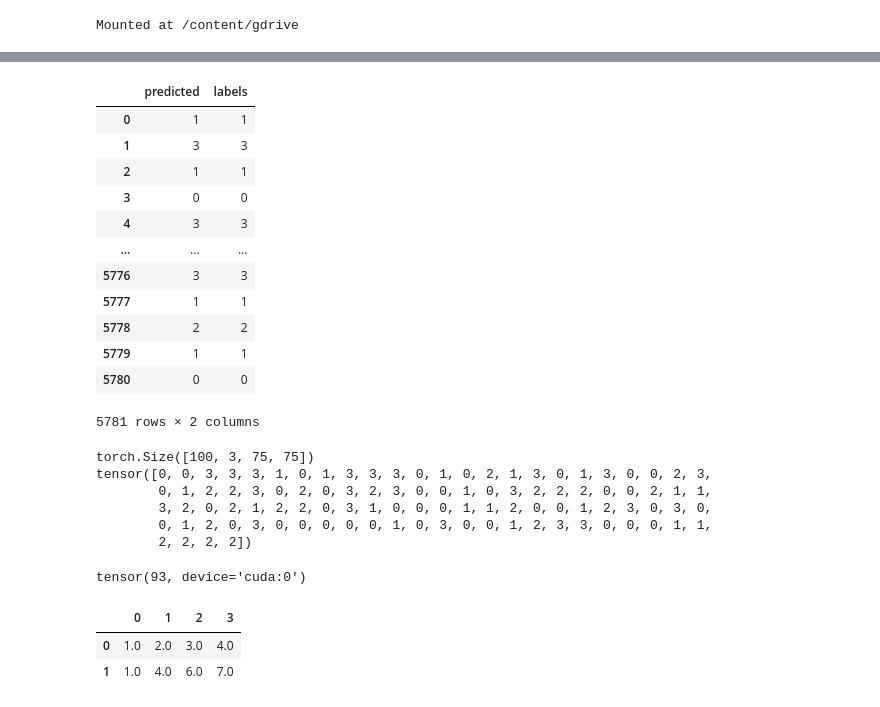
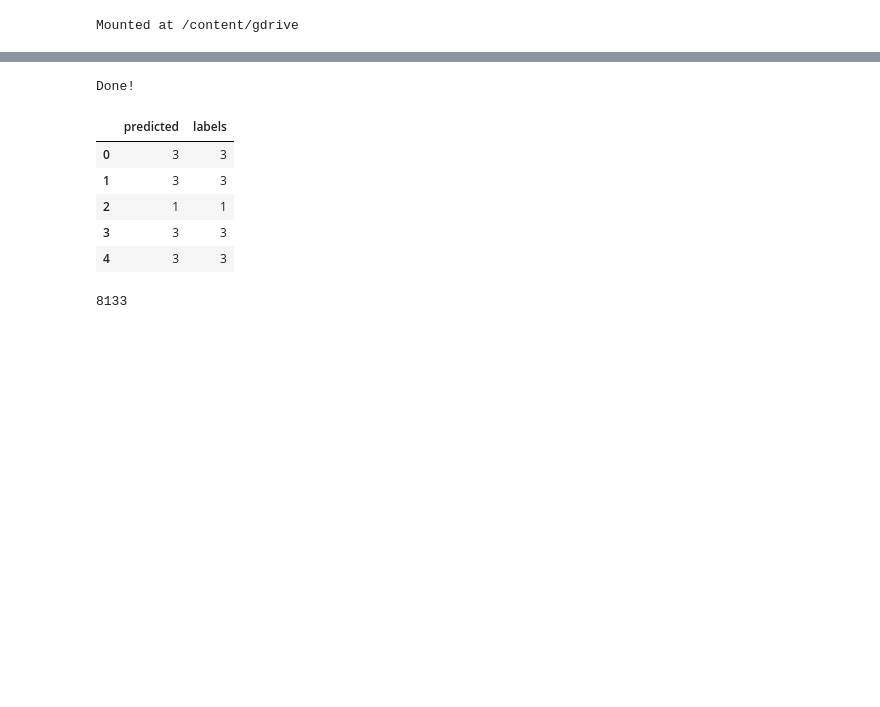
Before and after one commit to Oreolorun/Image-Recognition, a Jupyter notebook: CarTypeImageRegcognition.ipynb, the cells around one changed output, grey strips where cells are left out. Cells and saved outputs as stored; diff of their text form; code cells hidden in the pictures; blank space fills up the shorter version.

Commit message:
did some model prediction analysis

```diff
--- a/CarTypeImageRegcognition.ipynb
+++ b/CarTypeImageRegcognition.ipynb
@@ -81,8 +86,9 @@ class LoadVehicleData():
 data = LoadVehicleData()
 
 #  creating dataset
-data.create_dataset()
+data.create_dataset(rebuild=False)
 
 #  loading dataset into object
-dataset = np.load('completely_loaded.npy', allow_pickle=True)
+dataset = np.load('gdrive/My Drive/Neural Networks/loaded_npy_files/CarType75x75.npy', allow_pickle=True)
+print('\nDone!')
 # %% [output]
@@ -123,8 +123,18 @@ def train_val_split(dataset_to_split, val_pct):
   return idx[:val_idx], idx[val_idx:]
 
 #  creating testing, validation and training indices
-test_indices, dataset_indices = train_val_split(dataset, 0.1)
-val_indices, train_indices = train_val_split(dataset_indices, 0.2)
+#test_indices, dataset_indices = train_val_split(dataset, 0.1)
+#val_indices, train_indices = train_val_split(dataset_indices, 0.2)
+
+#  saving indices for reproducbility
+#np.save(f'gdrive/My Drive/Neural Networks/loaded_npy_files/train_indices_{str(len(dataset))}.npy', train_indices)
+#np.save(f'gdrive/My Drive/Neural Networks/loaded_npy_files/val_indices_{str(len(dataset))}.npy', val_indices)
+#np.save(f'gdrive/My Drive/Neural Networks/loaded_npy_files/test_indices_{str(len(dataset))}.npy', test_indices)
+
+#  loading saved indices
+train_indices = list(np.load(f'gdrive/My Drive/Neural Networks/loaded_npy_files/train_indices_{str(len(dataset))}.npy', allow_pickle=True))
+val_indices = list(np.load(f'gdrive/My Drive/Neural Networks/loaded_npy_files/val_indices_{str(len(dataset))}.npy', allow_pickle=True))
+test_indices = list(np.load(f'gdrive/My Drive/Neural Networks/loaded_npy_files/test_indices_{str(len(dataset))}.npy', allow_pickle=True))
 
 #  splitting into training, validation and test sets
 training_set = dataset[train_indices]
@@ -313,15 +282,11 @@ def train_model_dup(network, epochs, loss_function, opt, train_loader):
 # %%
-model = CarRecognition()
-model.to(device)
-
-#model_sample = CarRecognition_test()
-#model_sample.to(device)
+#model = CarRecognition()
+#model.to(device)
 
 loss_fn = nn.NLLLoss()
 
 optimizer = torch.optim.Adam(model.parameters(), lr=1e-3)
-epochs = 20
+epochs = 1
 
-train_model(network=model, epochs=epochs, loss_function=loss_fn,
-            opt=optimizer, train_loader=train_dl, val_loader=val_dl)
+#train_model(network=model, epochs=epochs, loss_function=loss_fn, opt=optimizer, train_loader=train_dl, val_loader=val_dl)
 # %% [output]
@@ -373,6 +326,5 @@ model predicts all instances to 95.69278671510119% accuracy
 # %%
-import pandas as pd
-def extract_results(network, dataloader):
+def extract_results(network, dataloader, file_name):
   #  creating an empty list
   results = []
   labels = []
@@ -384,37 +336,17 @@ def extract_results(network, dataloader):
       results.extend(torch.argmax(preds, dim=1).tolist())
       labels.extend(lb.tolist())
   df = pd.DataFrame({'predicted': results, 'labels': labels})
-  return df
+  df.to_csv(f'gdrive/My Drive/Neural Networks/Test_results/{file_name}', index=False)
+  print('Done!')
+  return df.head()
 # %%
 #  extracting test results
-extract_results(model, test_dl)
+extract_results(model, test_dl, 'CarType75x75_results.csv')
 # %% [output]
+Done!
 |  | predicted | labels |
-| 0 | 1 | 1 |
+| 0 | 3 | 3 |
 | 1 | 3 | 3 |
 | 2 | 1 | 1 |
-| 3 | 0 | 0 |
+| 3 | 3 | 3 |
 | 4 | 3 | 3 |
-| ... | ... | ... |
-| 5776 | 3 | 3 |
-| 5777 | 1 | 1 |
-| 5778 | 2 | 2 |
-| 5779 | 1 | 1 |
-| 5780 | 0 | 0 |
-5781 rows × 2 columns
-# %%
-for img, lb in test_dl:
-  print(img.shape)
-  print(lb)
-  break
-# %% [output]
-torch.Size([100, 3, 75, 75])
-tensor([0, 0, 3, 3, 3, 1, 0, 1, 3, 3, 3, 0, 1, 0, 2, 1, 3, 0, 1, 3, 0, 0, 2, 3,
-        0, 1, 2, 2, 3, 0, 2, 0, 3, 2, 3, 0, 0, 1, 0, 3, 2, 2, 2, 0, 0, 2, 1, 1,
-        3, 2, 0, 2, 1, 2, 2, 0, 3, 1, 0, 0, 0, 1, 1, 2, 0, 0, 1, 2, 3, 0, 3, 0,
-        0, 1, 2, 0, 3, 0, 0, 0, 0, 0, 1, 0, 3, 0, 0, 1, 2, 3, 3, 0, 0, 0, 1, 1,
-        2, 2, 2, 2])
-# %%
-sum(torch.argmax(model(img.to(device)), dim=1)==lb.to(device))
-# %% [output]
-tensor(93, device='cuda:0')
@@ -424,7 +352,0 @@ np.savetxt('example.csv', np.array(spam), delimiter=',')
-# %%
-import pandas as pd
-pd.read_csv('example.csv', header=None)
-# %% [output]
-|  | 0 | 1 | 2 | 3 |
-| 0 | 1.0 | 2.0 | 3.0 | 4.0 |
-| 1 | 1.0 | 4.0 | 6.0 | 7.0 |
@@ -433,0 +356,5 @@ pd.read_csv('example.csv', header=None)
+# %%
+#  total number of instances
+len(test_results)
+# %% [output]
+8133
```
Also changed, not shown: parts of 28 cells of this notebook.
